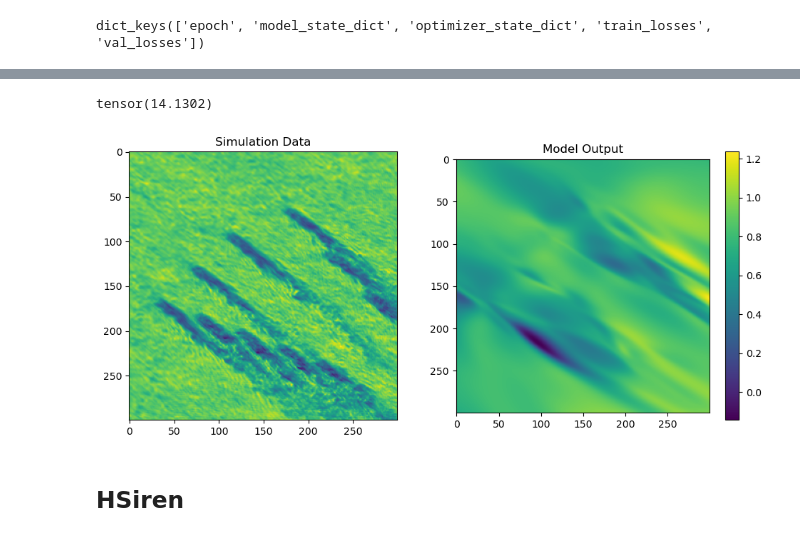
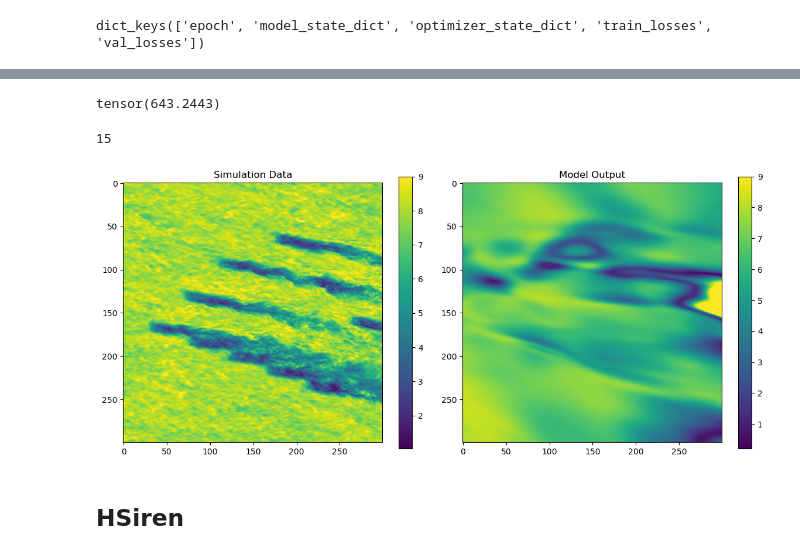
Before and after one commit to erenaydoslu/AI2P-WindFarmControl, a Jupyter notebook: experiments/NavierStokes/results.ipynb, the cells around one changed output, grey strips where cells are left out. Drawn from its saved outputs; the diff is of its cells as text; code cells hidden in the pictures.

```diff
--- a/experiments/NavierStokes/results.ipynb
+++ b/experiments/NavierStokes/results.ipynb
@@ -91,5 +91,5 @@ fig.tight_layout()
 # %%
-checkpoint = torch.load(f"models/SiLU{hidden_size}-d{depth}-p{physics_coef}-f/model{best_epoch}.pt")
+checkpoint = torch.load(f"D:/models2/SiLU{hidden_size}-d{depth}-p{physics_coef}-f/model{best_epoch}.pt")
 
 model = PINN(in_dimensions=26, hidden_size=hidden_size, out_dimensions=4)
 
@@ -114,32 +114,39 @@ with torch.no_grad():
 
 targ_tensor = torch.stack(target_fields).flatten(0, 2)
 out_tensor = torch.stack(output_fields)[:, :, :, :3].flatten(0, 2)
-torch.nn.functional.mse_loss(targ_tensor, out_tensor) * 64
+torch.nn.functional.mse_loss(targ_tensor, out_tensor)
 # %% [output]
-tensor(14.1302)
+tensor(643.2443)
+# %%
+umean_pred = list(map(lambda x: torch.sqrt(x[:, :, 0]**2 + x[:, :, 1]**2), output_fields))
+umean_field = list(map(lambda x: torch.sqrt(x[:, :, 0]**2 + x[:, :, 1]**2), target_fields))
 # %%
 sample = -1
 # %%
-sample += 1
+sample = 15
 
-squared_error = (output_fields[sample][:, :, 0] - target_fields[sample][:, :, 0]).pow(2)
+squared_error = (umean_pred[sample] - umean_field[sample]).pow(2)
 
-fig, ax = plt.subplots(ncols=2, figsize=(10, 4.5))
+fig, ax = plt.subplots(ncols=2, figsize=(12, 5))
 
-ax[0].imshow(target_fields[sample][:, :, 0])
-im = ax[1].imshow(output_fields[sample][:, :, 0])
+im = ax[0].imshow(umean_field[sample], vmax=9)
+fig.colorbar(im)
+im = ax[1].imshow(umean_pred[sample], vmax=9)
+fig.colorbar(im)
 # im = ax[2].imshow(squared_error, cmap='hot')
-fig.colorbar(im)
+# fig.colorbar(im)
 
 ax[0].set_title("Simulation Data")
 ax[1].set_title("Model Output")
 # ax[2].set_title("Model Squared Error")
 
 fig.tight_layout()
 
-# fig.savefig(f"figures/silu-latest-{sample}.png")
+sample
+fig.savefig(f"figures/silu-offset-yaw.pdf")
 # %% [output]
+15
-[figure, old version]
+[figure, new version]
 # %% [markdown]
 ## HSiren
 # %%
```
Also changed, not shown: parts of 11 cells of this notebook, 6 other files.
